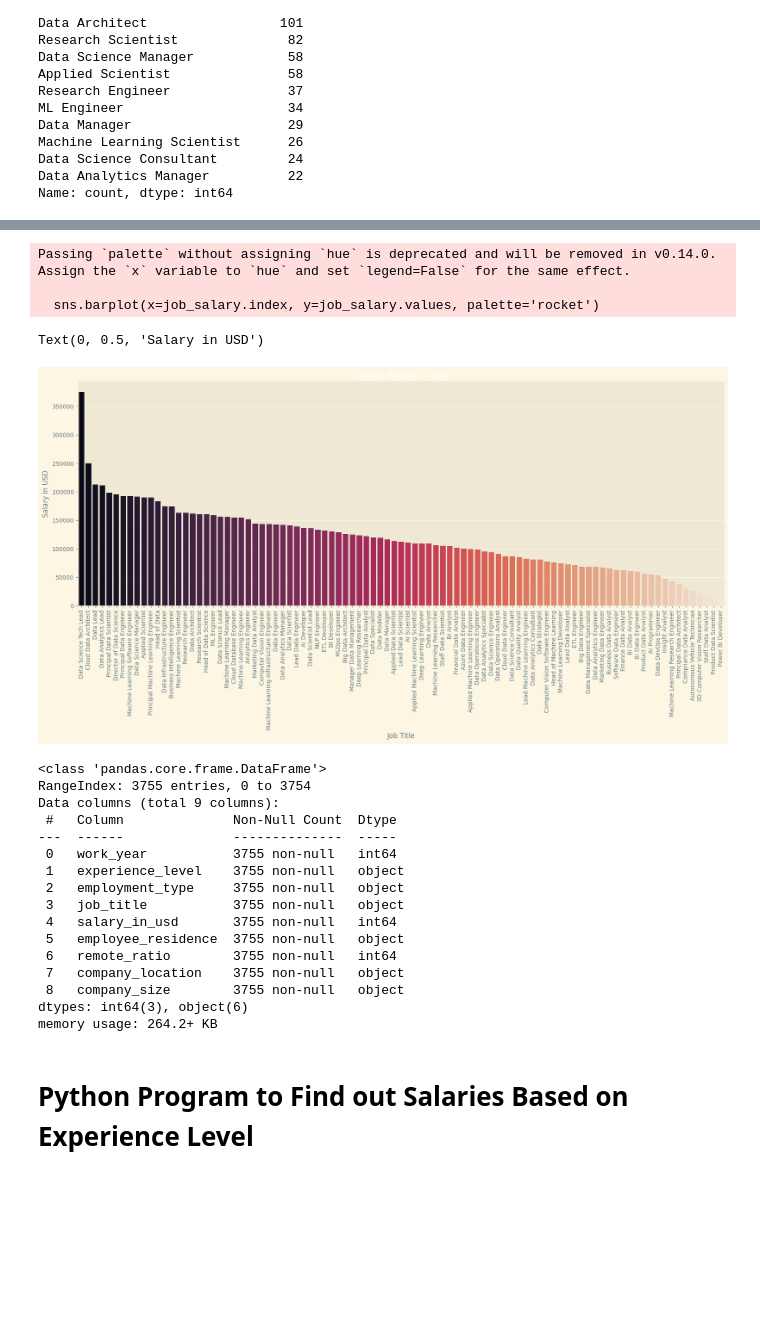
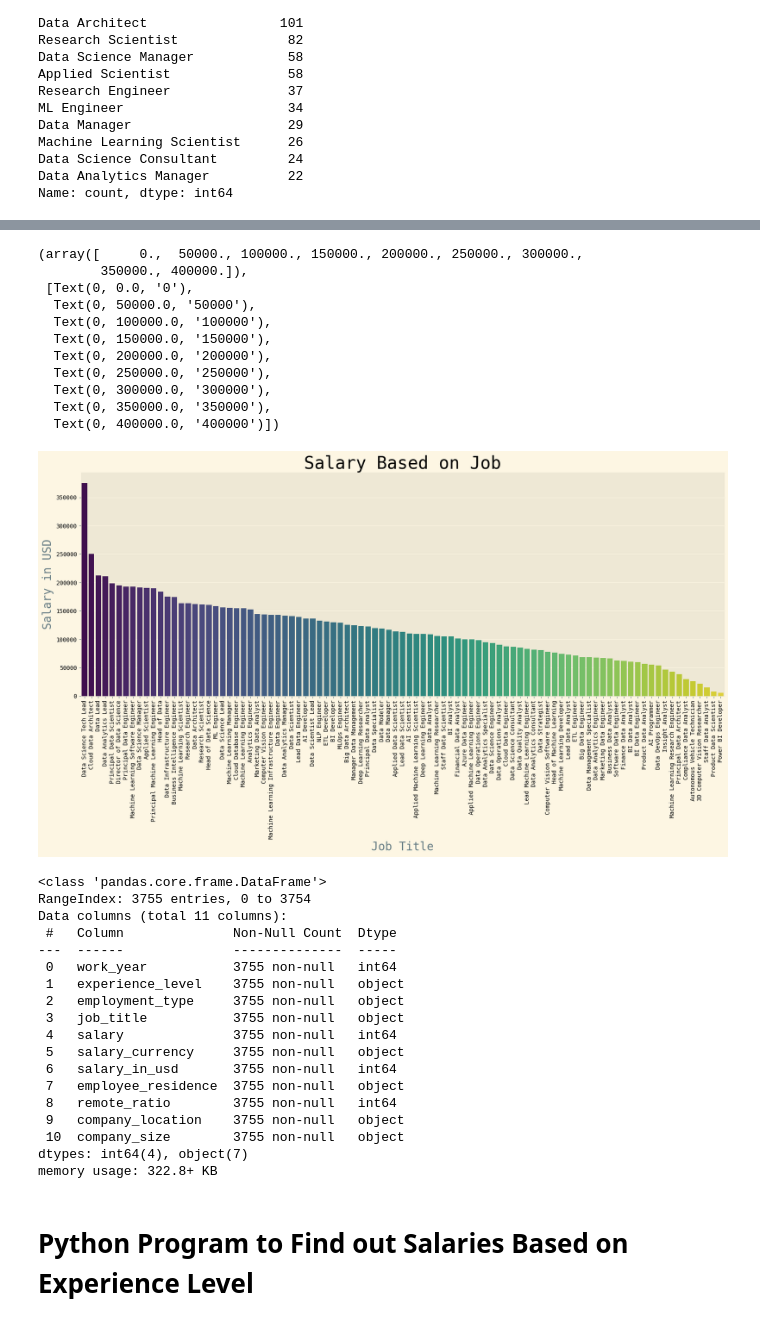
Before and after one commit to OtoYuki/Applied_Data-Science_Coursework, a Jupyter notebook: data_science_salaries.ipynb, the cells around one changed output, grey strips where cells are left out. Saved outputs shown, nothing was run; the diff lists cells and outputs as text; code cells hidden in the pictures; blank space fills up the shorter version.

```diff
--- a/data_science_salaries.ipynb
+++ b/data_science_salaries.ipynb
@@ -5,6 +5,7 @@ import pandas as pd
 import matplotlib.pyplot as plt
 import os
 import seaborn as sns
+plt.style.use('Solarize_Light2')
 # %% [markdown]
 <h3> Q1. Loading the DataSet into Pandas </h3>
 # %%
@@ -95,7 +98,3 @@ remote_ratio             3
 company_location        72
 company_size             3
 dtype: int64
-# %%
-# Removing the Unnesessary columns salary and salary_currency
-data.drop(['salary', 'salary_currency'], axis=1, inplace=True)
-data
@@ -149,11 +197,12 @@ dtype: int64
 # %%
-# Renaming the Experience Level Column as Follows SE - Senior Level/Expert, MI - Medium Level/Intermediate, EN - Entry Level, EX - Executive Level
-data['experience_level'] = data['experience_level'].replace(['SE', 'MI', 'EN', 'EX'],
+# Renaming the Experience Level Column as Follows
+# SE - Senior Level/Expert, MI - Medium Level/Intermediate, EN - Entry Level, EX - Executive Level
+data_filtered['experience_level'] = data_filtered['experience_level'].replace(['SE', 'MI', 'EN', 'EX'],
                                                             ['Senior Level/Expert',
                                                             'Medium Level/Intermediate',
                                                             'Entry Level',
                                                             'Executive Level'])
-data.head()
+data_filtered.head()
 # %% [output]
 |  | work_year | experience_level | employment_type | job_title | salary_in_usd | employee_residence | ... |
 | 0 | 2023 | Senior Level/Expert | FT | Principal Data Scientist | 85847 | ES | ... |
@@ -245,39 +322,48 @@ plt.xticks(rotation=90)
 # %%
 # Salaries Based on Job
 job_salary = data.groupby('job_title')['salary_in_usd'].mean().sort_values(ascending=False)
-job_salary
 # Bar Graph for the Salary Based on Job
 plt.figure(figsize=(20, 7))
-sns.barplot(x=job_salary.index, y=job_salary.values, palette='rocket')
-plt.title('Salary Based on Job')
-plt.xlabel('Job Title')
-plt.xticks(rotation=90)
-plt.ylabel('Salary in USD')
+sns.barplot(x=job_salary.index, y=job_salary.values, palette='viridis', hue=job_salary.index)
+plt.title('Salary Based on Job', fontsize=30, fontweight=20, fontfamily='monospace')
+plt.xlabel('Job Title', fontsize=20, fontweight=20, fontfamily='monospace')
+plt.xticks(rotation=90, fontsize=10, fontweight=15, fontfamily='monospace', color='black')
+plt.ylabel('Salary in USD', fontsize=20, fontweight=20, fontfamily='monospace')
+plt.yticks(fontsize=10, fontfamily='monospace', color='black')
 # %% [output]
-Passing `palette` without assigning `hue` is deprecated and will be removed in v0.14.0. Assign the `x` variable to `hue` and set `legend=False` for the same effect.
-
-  sns.barplot(x=job_salary.index, y=job_salary.values, palette='rocket')
+(array([     0.,  50000., 100000., 150000., 200000., 250000., 300000.,
+        350000., 400000.]),
+ [Text(0, 0.0, '0'),
+  Text(0, 50000.0, '50000'),
+  Text(0, 100000.0, '100000'),
+  Text(0, 150000.0, '150000'),
+  Text(0, 200000.0, '200000'),
+  Text(0, 250000.0, '250000'),
+  Text(0, 300000.0, '300000'),
+  Text(0, 350000.0, '350000'),
+  Text(0, 400000.0, '400000')])
-Text(0, 0.5, 'Salary in USD')
-[figure, old version]
+[figure, new version]
 # %%
 data.info()
 # %% [output]
 <class 'pandas.core.frame.DataFrame'>
 RangeIndex: 3755 entries, 0 to 3754
-Data columns (total 9 columns):
+Data columns (total 11 columns):
  #   Column              Non-Null Count  Dtype
 ---  ------              --------------  -----
  0   work_year           3755 non-null   int64
  1   experience_level    3755 non-null   object
  2   employment_type     3755 non-null   object
  3   job_title           3755 non-null   object
- 4   salary_in_usd       3755 non-null   int64
- 5   employee_residence  3755 non-null   object
- 6   remote_ratio        3755 non-null   int64
- 7   company_location    3755 non-null   object
- 8   company_size        3755 non-null   object
-dtypes: int64(3), object(6)
-memory usage: 264.2+ KB
+ 4   salary              3755 non-null   int64
+ 5   salary_currency     3755 non-null   object
+ 6   salary_in_usd       3755 non-null   int64
+ 7   employee_residence  3755 non-null   object
+ 8   remote_ratio        3755 non-null   int64
+ 9   company_location    3755 non-null   object
+ 10  company_size        3755 non-null   object
+dtypes: int64(4), object(7)
+memory usage: 322.8+ KB
 # %% [markdown]
 <h1>Python Program to Find out Salaries Based on Experience Level</h1>
 # %%
```
Also changed, not shown: parts of 25 cells of this notebook.
